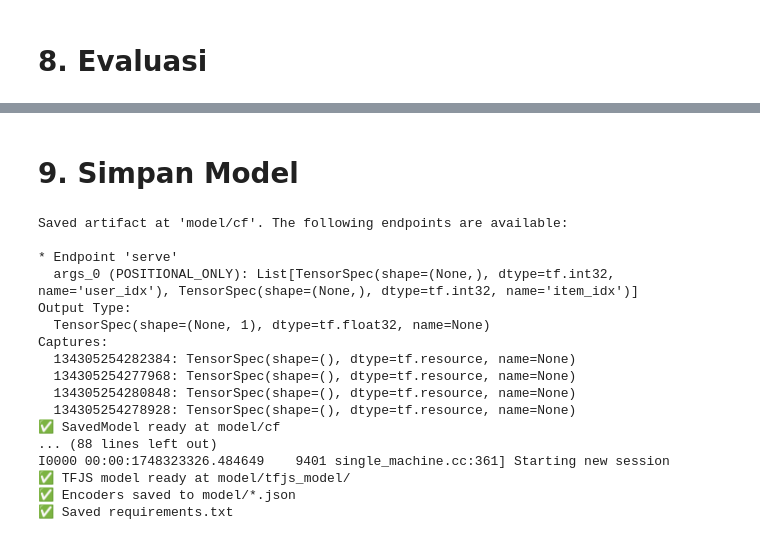
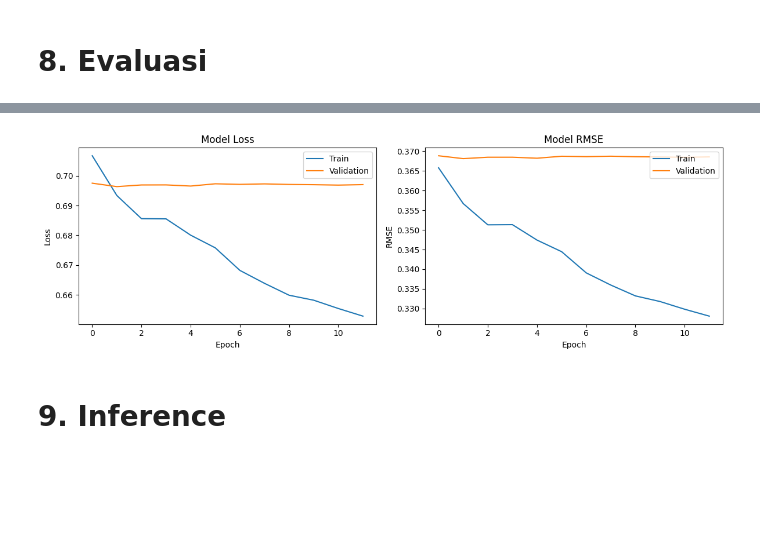
Before and after one commit to Capstone-Project-CodingCamp2025/machine-learning, a Jupyter notebook: notebook/Capstone_Model_CF.ipynb, the cells around one changed output, grey strips where cells are left out. Cells and saved outputs as stored; diff of their text form; code cells hidden in the pictures; blank space fills up the shorter version.

```diff
--- a/notebook/Capstone_Model_CF.ipynb
+++ b/notebook/Capstone_Model_CF.ipynb
@@ -165,16 +245,2 @@ Model: "functional"
 # %% [markdown]
 # **7. Model training**
-# %%
-early_stop = tf.keras.callbacks.EarlyStopping(
-    monitor='val_loss',
-    patience=3,
-    restore_best_weights=True
-)
-
-history = model.fit(
-    train_ds,
-    validation_data=test_ds,
-    epochs=50,
-    callbacks=[early_stop],
-    verbose=1
-)
@@ -213,40 +291,27 @@ print(f"📉 Test RMSE: {rmse:.4f}")
+# %%
+plt.figure(figsize=(12, 4))
+
+# Plot loss
+plt.subplot(1, 2, 1)
+plt.plot(history.history['loss'])
+plt.plot(history.history['val_loss'])
+plt.title('Model Loss')
+plt.ylabel('Loss')
+plt.xlabel('Epoch')
+plt.legend(['Train', 'Validation'], loc='upper right')
+
+# Plot RMSE
+plt.subplot(1, 2, 2)
+plt.plot(history.history['root_mean_squared_error'])
+plt.plot(history.history['val_root_mean_squared_error'])
+plt.title('Model RMSE')
+plt.ylabel('RMSE')
+plt.xlabel('Epoch')
+plt.legend(['Train', 'Validation'], loc='upper right')
+
+plt.tight_layout()
+plt.show()
+# %% [output]
+[figure, added]
 # %% [markdown]
-# **9. Simpan Model**
+# **9. Inference**
-# %%
-os.makedirs('model/cf', exist_ok=True)
-model.export('model/cf', include_optimizer=False)
-print("✅ SavedModel ready at model/cf")
-
-!pip install tensorflowjs
-!tensorflowjs_converter --input_format=tf_saved_model model/cf model/tfjs_model/
-print("✅ TFJS model ready at model/tfjs_model/")
-
-os.makedirs('model', exist_ok=True)
-user_map = {k: int(v) for k, v in zip(user_encoder.classes_, user_encoder.transform(user_encoder.classes_))}
-item_map = {k: int(v) for k, v in zip(item_encoder.classes_, item_encoder.transform(item_encoder.classes_))}
-with open('model/user_encoder.json', 'w') as f:
-    json.dump(user_map, f)
-with open('model/item_encoder.json', 'w') as f:
-    json.dump(item_map, f)
-print("✅ Encoders saved to model/*.json")
-
-!pip freeze > model/requirements.txt
-print("✅ Saved requirements.txt")
-# %% [output]
-Saved artifact at 'model/cf'. The following endpoints are available:
-
-* Endpoint 'serve'
-  args_0 (POSITIONAL_ONLY): List[TensorSpec(shape=(None,), dtype=tf.int32, name='user_idx'), TensorSpec(shape=(None,), dtype=tf.int32, name='item_idx')]
-Output Type:
-  TensorSpec(shape=(None, 1), dtype=tf.float32, name=None)
-Captures:
-  134305254282384: TensorSpec(shape=(), dtype=tf.resource, name=None)
-  134305254277968: TensorSpec(shape=(), dtype=tf.resource, name=None)
-  134305254280848: TensorSpec(shape=(), dtype=tf.resource, name=None)
-  134305254278928: TensorSpec(shape=(), dtype=tf.resource, name=None)
-✅ SavedModel ready at model/cf
-... (88 lines left out)
-I0000 00:00:1748323326.484649    9401 single_machine.cc:361] Starting new session
-✅ TFJS model ready at model/tfjs_model/
-✅ Encoders saved to model/*.json
-✅ Saved requirements.txt
```
Also changed, not shown: parts of 22 cells of this notebook, 1 other file.
